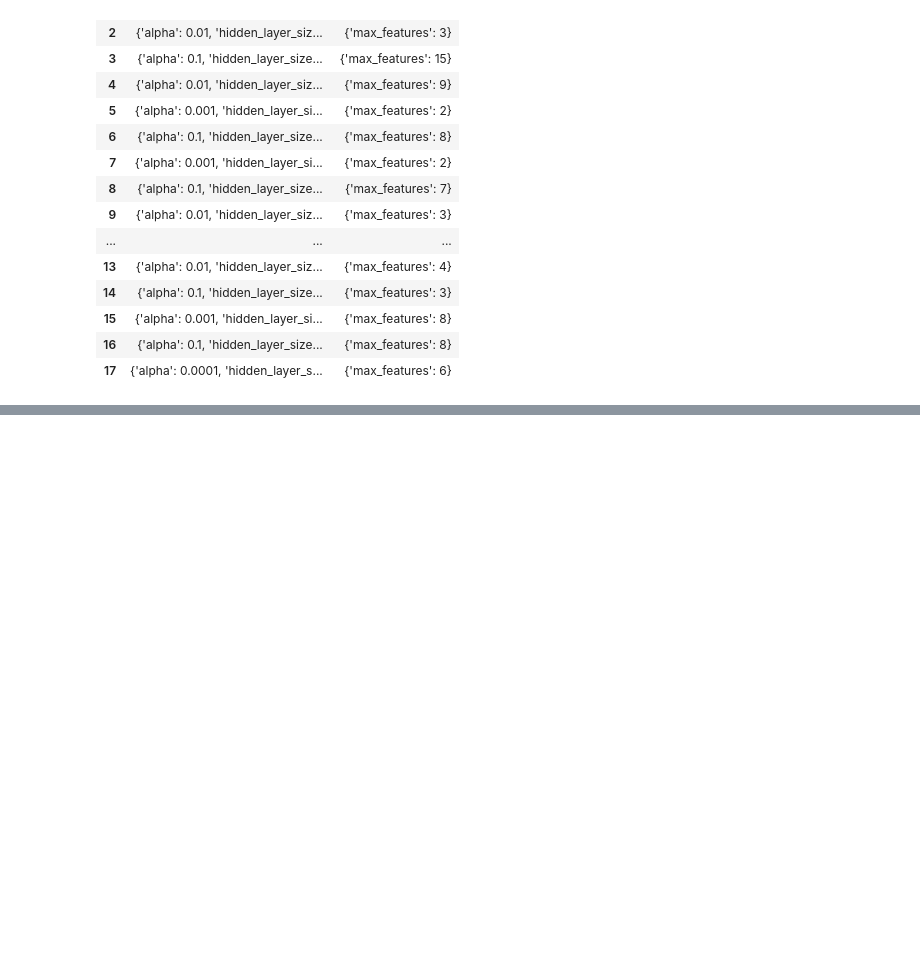
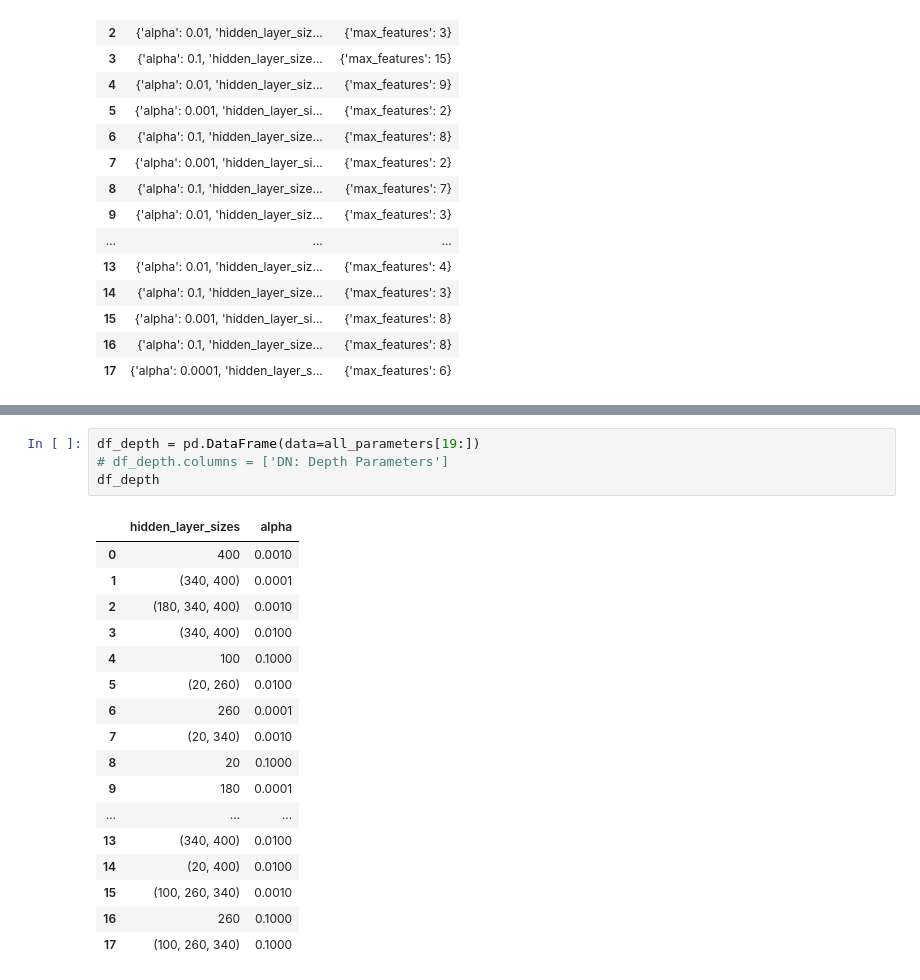
Before and after one commit to neurodata/df-dn-paper, a Jupyter notebook: cc18kappa.ipynb, the cells around one changed output, grey strips where cells are left out. Cells and saved outputs as stored; diff of their text form; blank space fills up the shorter version.

Commit message:
Implement hyperparameter tuning along depth for deep networks

```diff
--- a/cc18kappa.ipynb
+++ b/cc18kappa.ipynb
@@ -983,0 +1208,22 @@ df
+# %%
+df_depth = pd.DataFrame(data=all_parameters[19:])
+# df_depth.columns = ['DN: Depth Parameters']
+df_depth
+# %% [output]
+|  | hidden_layer_sizes | alpha |
+| 0 | 400 | 0.0010 |
+| 1 | (340, 400) | 0.0001 |
+| 2 | (180, 340, 400) | 0.0010 |
+| 3 | (340, 400) | 0.0100 |
+| 4 | 100 | 0.1000 |
+| 5 | (20, 260) | 0.0100 |
+| 6 | 260 | 0.0001 |
+| 7 | (20, 340) | 0.0010 |
+| 8 | 20 | 0.1000 |
+| 9 | 180 | 0.0001 |
+| ... | ... | ... |
+| 13 | (340, 400) | 0.0100 |
+| 14 | (20, 400) | 0.0100 |
+| 15 | (100, 260, 340) | 0.0010 |
+| 16 | 260 | 0.1000 |
+| 17 | (100, 260, 340) | 0.1000 |
```
Also changed, not shown: parts of 7 cells of this notebook.
